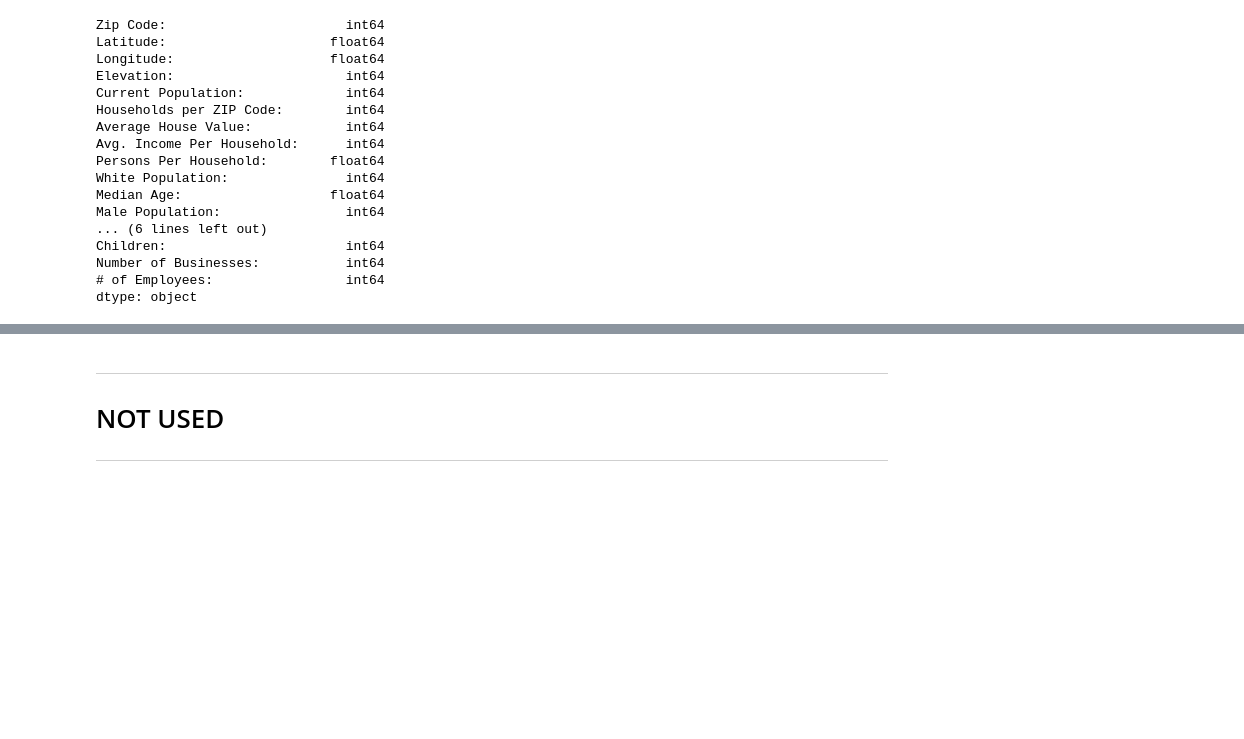
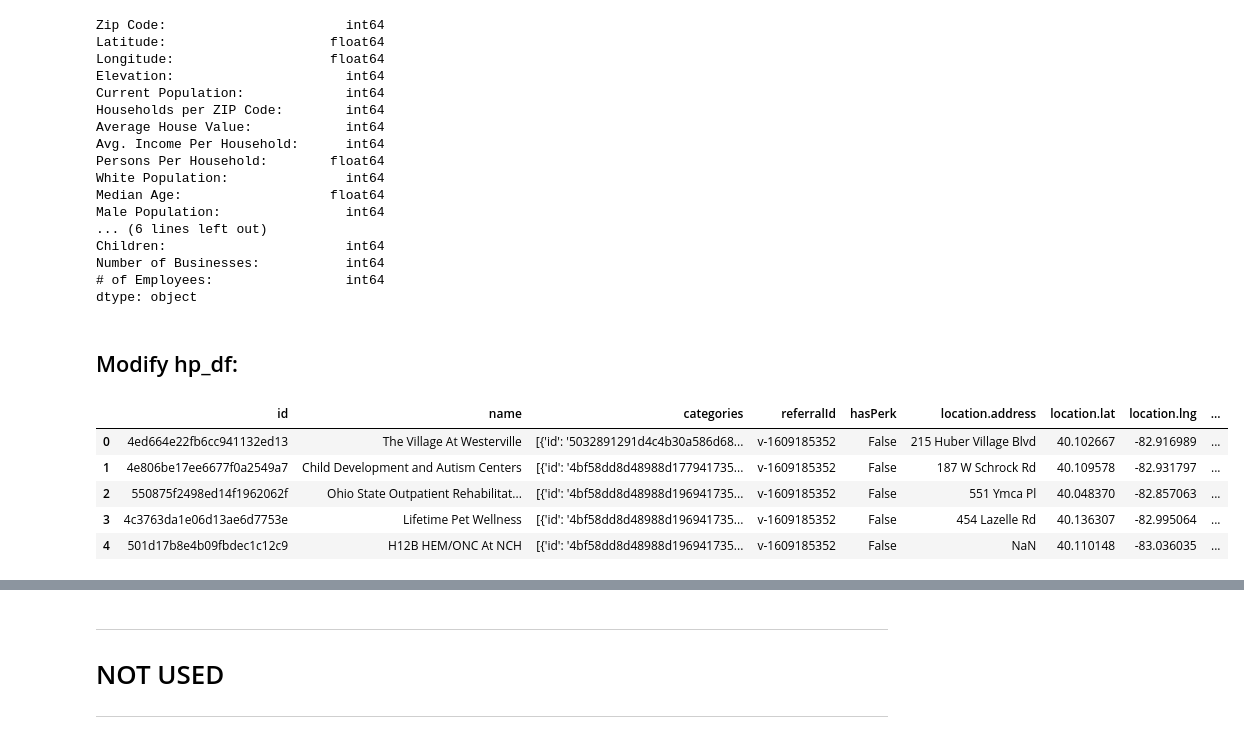
Before and after one commit to stein463/AppliedDataScienceCapstoneIBM, a Jupyter notebook: FinalProjectForIBMDataScienceCertification.ipynb, the cells around one changed output, grey strips where cells are left out. Saved outputs shown, nothing was run; the diff lists cells and outputs as text; code cells hidden in the pictures; blank space fills up the shorter version.

```diff
--- a/FinalProjectForIBMDataScienceCertification.ipynb
+++ b/FinalProjectForIBMDataScienceCertification.ipynb
@@ -383,3 +383,14 @@ Children:                       int64
 Number of Businesses:           int64
 # of Employees:                 int64
 dtype: object
+# %% [markdown]
+## Modify hp_df:
+# %%
+hp_df.head()
+# %% [output]
+|  | id | name | categories | referralId | hasPerk | location.address | location.lat | location.lng | ... |
+| 0 | 4ed664e22fb6cc941132ed13 | The Village At Westerville | [{'id': '5032891291d4c4b30a586d68... | v-1609185352 | False | 215 Huber Village Blvd | 40.102667 | -82.916989 | ... |
+| 1 | 4e806be17ee6677f0a2549a7 | Child Development and Autism Centers | [{'id': '4bf58dd8d48988d177941735... | v-1609185352 | False | 187 W Schrock Rd | 40.109578 | -82.931797 | ... |
+| 2 | 550875f2498ed14f1962062f | Ohio State Outpatient Rehabilitat... | [{'id': '4bf58dd8d48988d196941735... | v-1609185352 | False | 551 Ymca Pl | 40.048370 | -82.857063 | ... |
+| 3 | 4c3763da1e06d13ae6d7753e | Lifetime Pet Wellness | [{'id': '4bf58dd8d48988d196941735... | v-1609185352 | False | 454 Lazelle Rd | 40.136307 | -82.995064 | ... |
+| 4 | 501d17b8e4b09fbdec1c12c9 | H12B HEM/ONC At NCH | [{'id': '4bf58dd8d48988d196941735... | v-1609185352 | False | NaN | 40.110148 | -83.036035 | ... |
```
Also changed, not shown: parts of 7 cells of this notebook.
